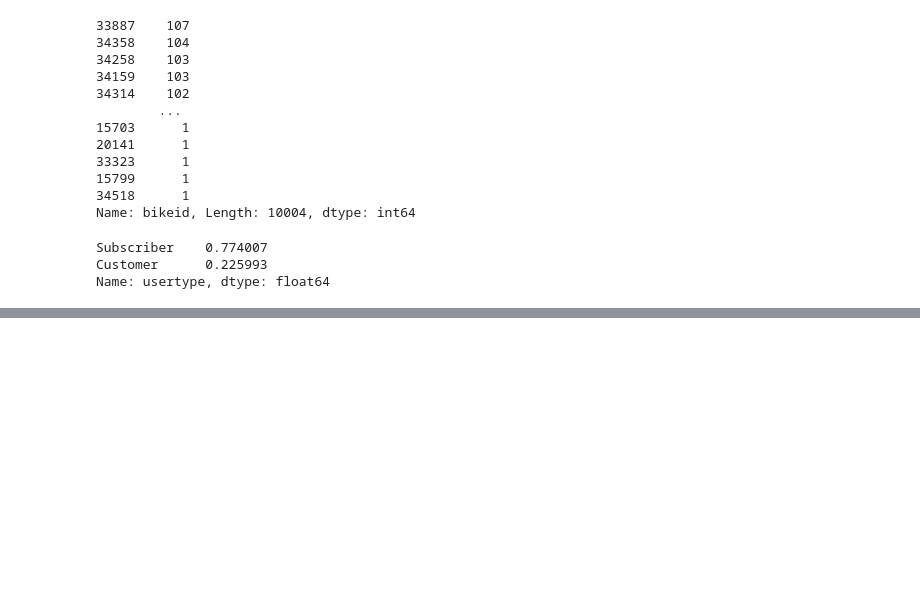
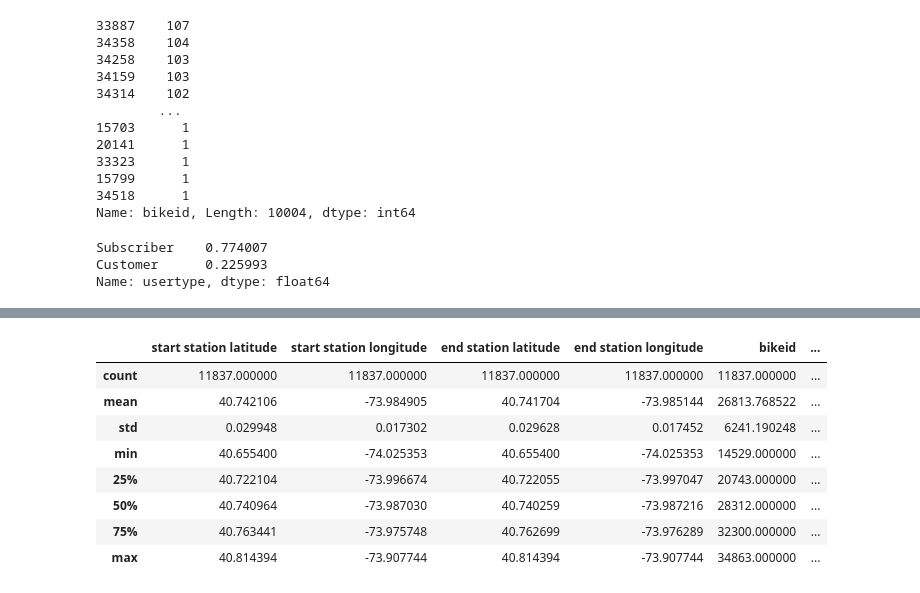
Before and after one commit to maniacmansion12/sf_data_sciense, a Jupyter notebook: Skillfactory/PYTHON-11. Базовые приёмы работы с данными в Pandas/Закрепление знаний.ipynb, the cells around one changed output, grey strips where cells are left out. Drawn from its saved outputs; the diff is of its cells as text; code cells hidden in the pictures; blank space fills up the shorter version.

```diff
--- a/Skillfactory/PYTHON-11. Базовые приёмы работы с данными в Pandas/Закрепление знаний.ipynb
+++ b/Skillfactory/PYTHON-11. Базовые приёмы работы с данными в Pandas/Закрепление знаний.ipynb
@@ -107,0 +232,12 @@ Name: usertype, dtype: float64
+# %%
+df[df['age'] > 60].describe()
+# %% [output]
+|  | start station latitude | start station longitude | end station latitude | end station longitude | bikeid | ... |
+| count | 11837.000000 | 11837.000000 | 11837.000000 | 11837.000000 | 11837.000000 | ... |
+| mean | 40.742106 | -73.984905 | 40.741704 | -73.985144 | 26813.768522 | ... |
+| std | 0.029948 | 0.017302 | 0.029628 | 0.017452 | 6241.190248 | ... |
+| min | 40.655400 | -74.025353 | 40.655400 | -74.025353 | 14529.000000 | ... |
+| 25% | 40.722104 | -73.996674 | 40.722055 | -73.997047 | 20743.000000 | ... |
+| 50% | 40.740964 | -73.987030 | 40.740259 | -73.987216 | 28312.000000 | ... |
+| 75% | 40.763441 | -73.975748 | 40.762699 | -73.976289 | 32300.000000 | ... |
+| max | 40.814394 | -73.907744 | 40.814394 | -73.907744 | 34863.000000 | ... |
```
Also changed, not shown: parts of 31 cells of this notebook, 1 other file.
